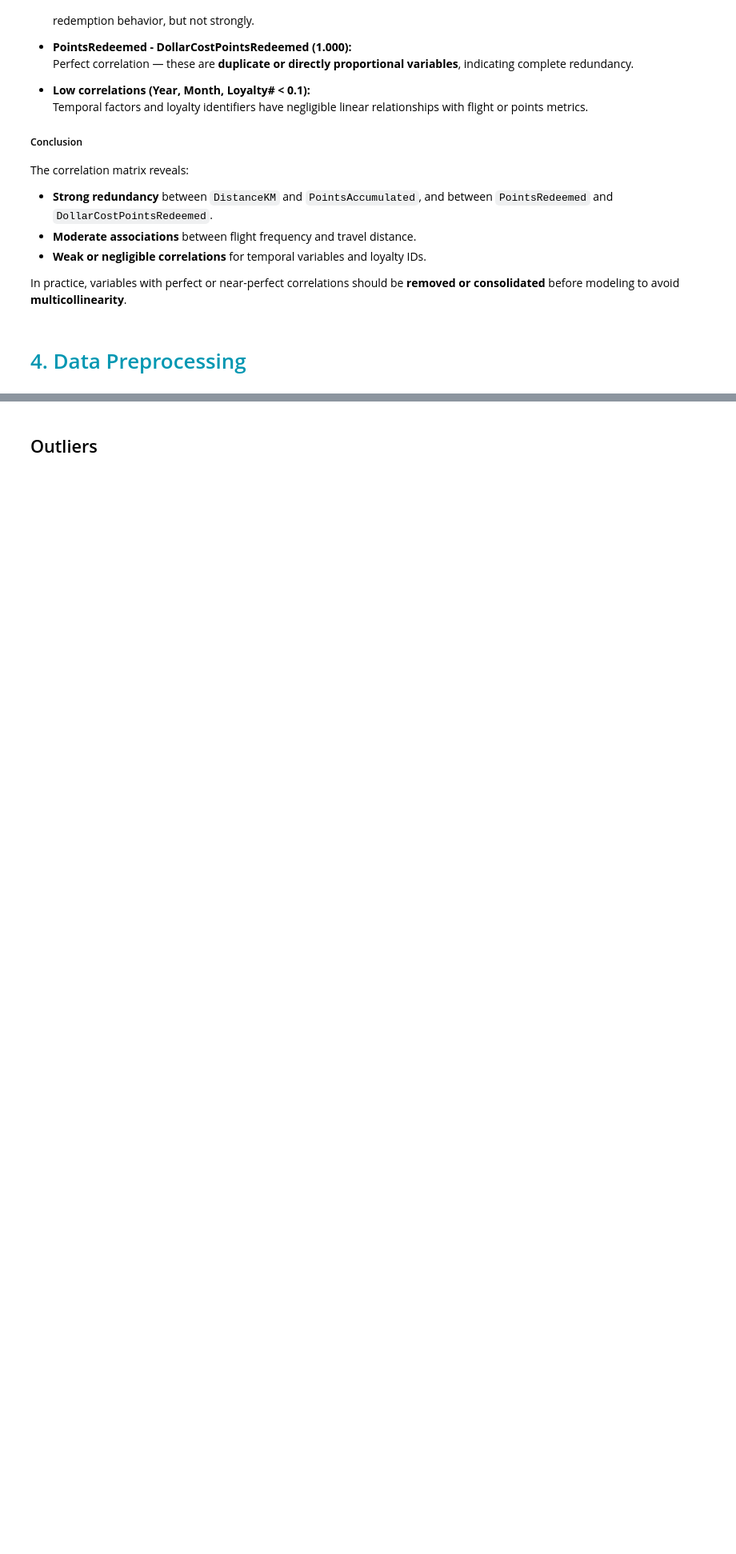
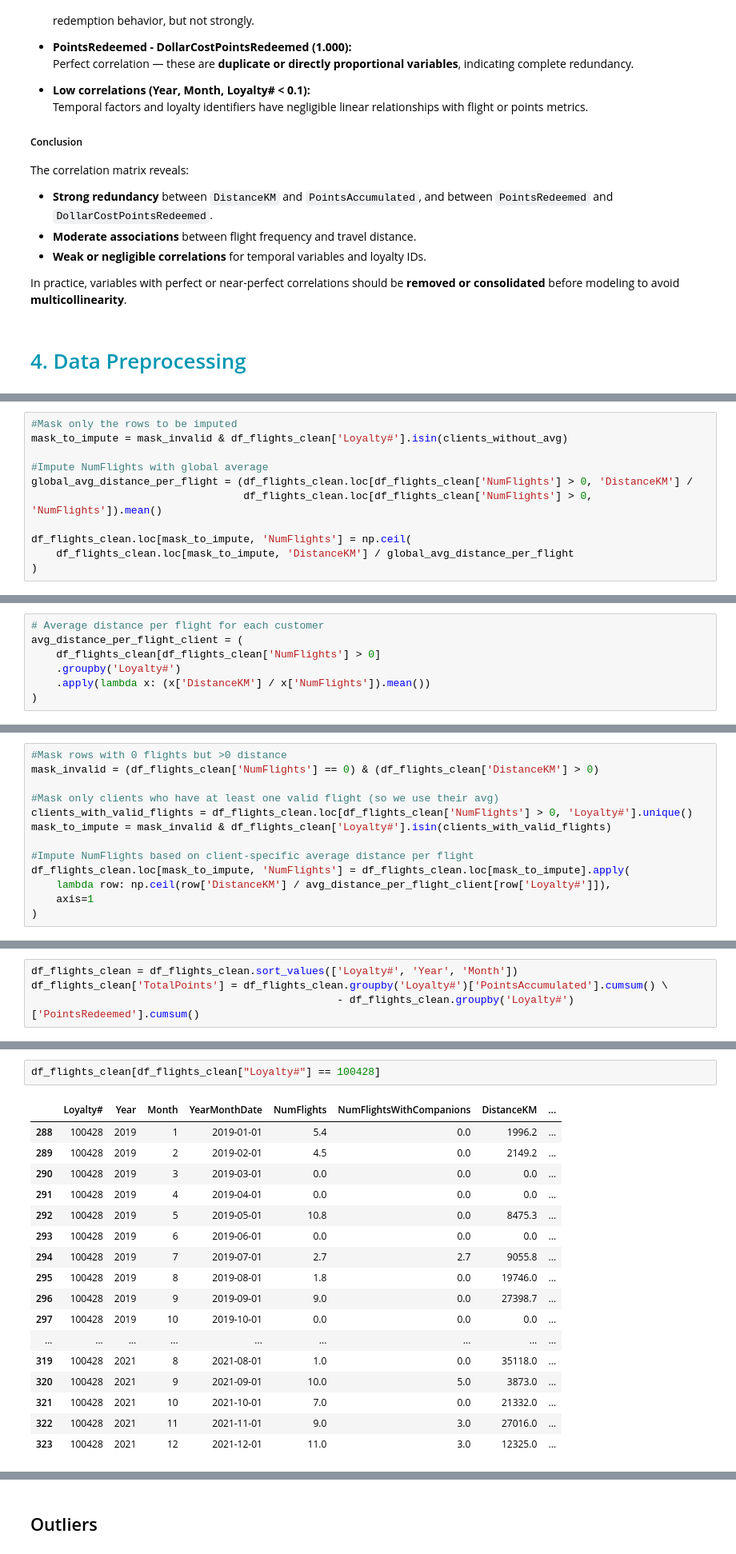
Before and after one commit to andrerangelferreira/DataMiningProject_AIAI_Group51, a Jupyter notebook: notebooks/Group51_EDA_Code.ipynb, the cells around one changed output, grey strips where cells are left out. Shown at 80% size. Drawn from its saved outputs; the diff is of its cells as text; blank space fills up the shorter version.

```diff
--- a/notebooks/Group51_EDA_Code.ipynb
+++ b/notebooks/Group51_EDA_Code.ipynb
@@ -1000,0 +1446,11 @@ Number of duplicate rows in FlightsDB: 2903
+# %%
+#Mask only the rows to be imputed
+mask_to_impute = mask_invalid & df_flights_clean['Loyalty#'].isin(clients_without_avg)
+
+#Impute NumFlights with global average
+global_avg_distance_per_flight = (df_flights_clean.loc[df_flights_clean['NumFlights'] > 0, 'DistanceKM'] /
+                                  df_flights_clean.loc[df_flights_clean['NumFlights'] > 0, 'NumFlights']).mean()
+
+df_flights_clean.loc[mask_to_impute, 'NumFlights'] = np.ceil(
+    df_flights_clean.loc[mask_to_impute, 'DistanceKM'] / global_avg_distance_per_flight
+)
@@ -1000,0 +1470,7 @@ Number of duplicate rows in FlightsDB: 2903
+# %%
+# Average distance per flight for each customer
+avg_distance_per_flight_client = (
+    df_flights_clean[df_flights_clean['NumFlights'] > 0]
+    .groupby('Loyalty#')
+    .apply(lambda x: (x['DistanceKM'] / x['NumFlights']).mean())
+)
@@ -1000,0 +1479,13 @@ Number of duplicate rows in FlightsDB: 2903
+# %%
+#Mask rows with 0 flights but >0 distance
+mask_invalid = (df_flights_clean['NumFlights'] == 0) & (df_flights_clean['DistanceKM'] > 0)
+
+#Mask only clients who have at least one valid flight (so we use their avg)
+clients_with_valid_flights = df_flights_clean.loc[df_flights_clean['NumFlights'] > 0, 'Loyalty#'].unique()
+mask_to_impute = mask_invalid & df_flights_clean['Loyalty#'].isin(clients_with_valid_flights)
+
+#Impute NumFlights based on client-specific average distance per flight
+df_flights_clean.loc[mask_to_impute, 'NumFlights'] = df_flights_clean.loc[mask_to_impute].apply(
+    lambda row: np.ceil(row['DistanceKM'] / avg_distance_per_flight_client[row['Loyalty#']]),
+    axis=1
+)
@@ -1000,0 +1524,4 @@ Number of duplicate rows in FlightsDB: 2903
+# %%
+df_flights_clean = df_flights_clean.sort_values(['Loyalty#', 'Year', 'Month'])
+df_flights_clean['TotalPoints'] = df_flights_clean.groupby('Loyalty#')['PointsAccumulated'].cumsum() \
+                                                 - df_flights_clean.groupby('Loyalty#')['PointsRedeemed'].cumsum()
@@ -1000,0 +1530,20 @@ Number of duplicate rows in FlightsDB: 2903
+# %%
+df_flights_clean[df_flights_clean["Loyalty#"] == 100428]
+# %% [output]
+|  | Loyalty# | Year | Month | YearMonthDate | NumFlights | NumFlightsWithCompanions | DistanceKM | ... |
+| 288 | 100428 | 2019 | 1 | 2019-01-01 | 5.4 | 0.0 | 1996.2 | ... |
+| 289 | 100428 | 2019 | 2 | 2019-02-01 | 4.5 | 0.0 | 2149.2 | ... |
+| 290 | 100428 | 2019 | 3 | 2019-03-01 | 0.0 | 0.0 | 0.0 | ... |
+| 291 | 100428 | 2019 | 4 | 2019-04-01 | 0.0 | 0.0 | 0.0 | ... |
+| 292 | 100428 | 2019 | 5 | 2019-05-01 | 10.8 | 0.0 | 8475.3 | ... |
+| 293 | 100428 | 2019 | 6 | 2019-06-01 | 0.0 | 0.0 | 0.0 | ... |
+| 294 | 100428 | 2019 | 7 | 2019-07-01 | 2.7 | 2.7 | 9055.8 | ... |
+| 295 | 100428 | 2019 | 8 | 2019-08-01 | 1.8 | 0.0 | 19746.0 | ... |
+| 296 | 100428 | 2019 | 9 | 2019-09-01 | 9.0 | 0.0 | 27398.7 | ... |
+| 297 | 100428 | 2019 | 10 | 2019-10-01 | 0.0 | 0.0 | 0.0 | ... |
+| ... | ... | ... | ... | ... | ... | ... | ... | ... |
+| 319 | 100428 | 2021 | 8 | 2021-08-01 | 1.0 | 0.0 | 35118.0 | ... |
+| 320 | 100428 | 2021 | 9 | 2021-09-01 | 10.0 | 5.0 | 3873.0 | ... |
+| 321 | 100428 | 2021 | 10 | 2021-10-01 | 7.0 | 0.0 | 21332.0 | ... |
+| 322 | 100428 | 2021 | 11 | 2021-11-01 | 9.0 | 3.0 | 27016.0 | ... |
+| 323 | 100428 | 2021 | 12 | 2021-12-01 | 11.0 | 3.0 | 12325.0 | ... |
```
Also changed, not shown: parts of 126 cells of this notebook.
